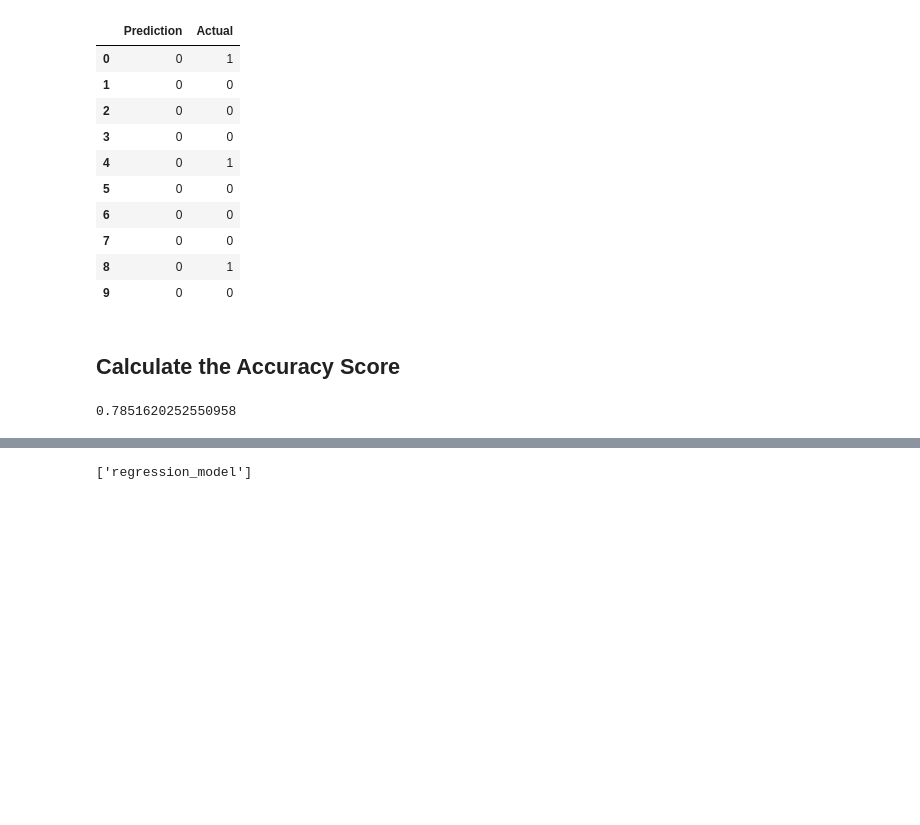
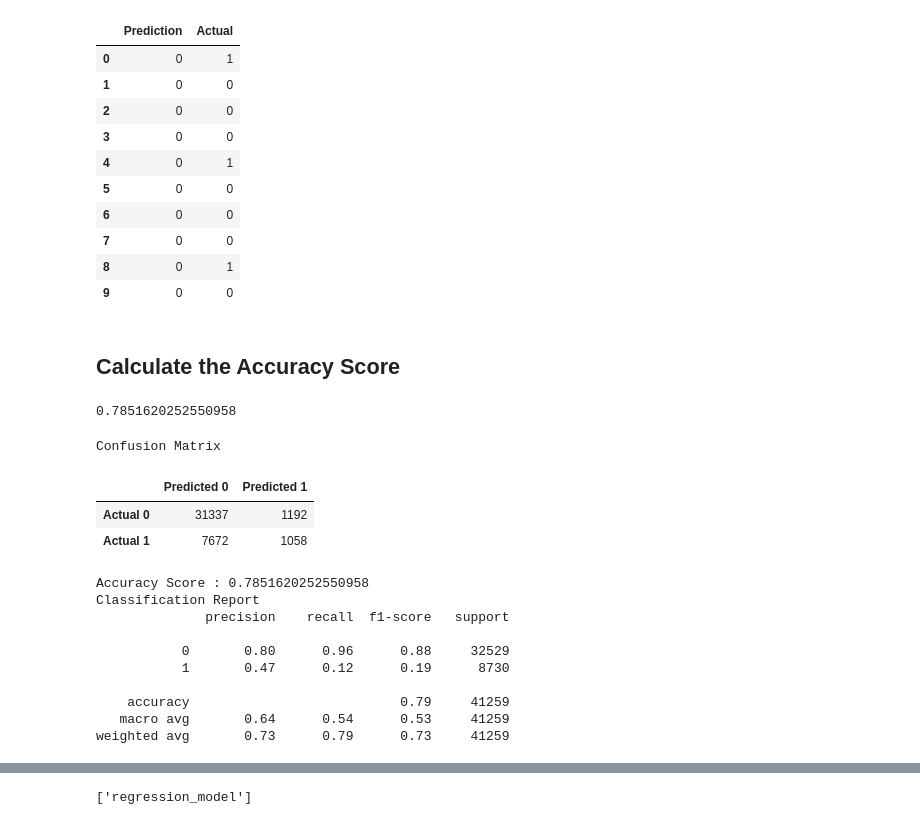
Before and after one commit to Talieh-Sh/Bank_Churn_Project, a Jupyter notebook: regression_model_files/bank_churn_regression.ipynb, the cells around one changed output, grey strips where cells are left out. Cells and saved outputs as stored; diff of their text form; code cells hidden in the pictures; blank space fills up the shorter version.

```diff
--- a/regression_model_files/bank_churn_regression.ipynb
+++ b/regression_model_files/bank_churn_regression.ipynb
@@ -180,3 +165,34 @@ results.head(10)
 accuracy_score(y_test, predictions)
 # %% [output]
 0.7851620252550958
+# %%
+# Calculating the confusion matrix
+cm = confusion_matrix(y_test, predictions)
+cm_df = pd.DataFrame(
+    cm, index=["Actual 0", "Actual 1"], columns=["Predicted 0", "Predicted 1"]
+)
+
+# Calculating the accuracy score
+acc_score = accuracy_score(y_test, predictions)
+# %%
+# Displaying results
+print("Confusion Matrix")
+display(cm_df)
+print(f"Accuracy Score : {acc_score}")
+print("Classification Report")
+print(classification_report(y_test, predictions))
+# %% [output]
+Confusion Matrix
+|  | Predicted 0 | Predicted 1 |
+| Actual 0 | 31337 | 1192 |
+| Actual 1 | 7672 | 1058 |
+Accuracy Score : 0.7851620252550958
+Classification Report
+              precision    recall  f1-score   support
+
+           0       0.80      0.96      0.88     32529
+           1       0.47      0.12      0.19      8730
+
+    accuracy                           0.79     41259
+   macro avg       0.64      0.54      0.53     41259
+weighted avg       0.73      0.79      0.73     41259
```
Also changed, not shown: parts of 6 cells of this notebook, 3 other files.
